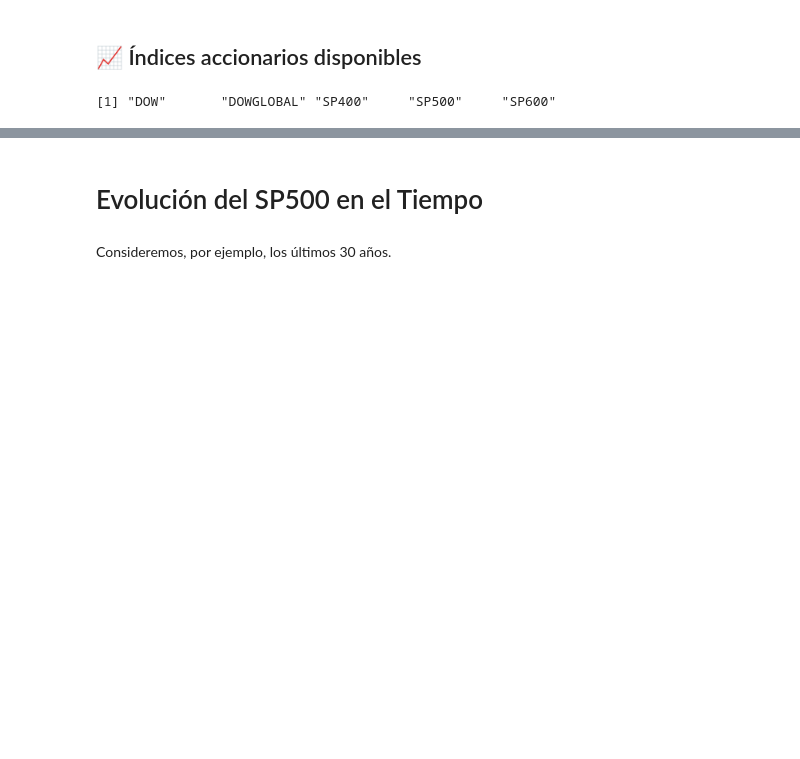
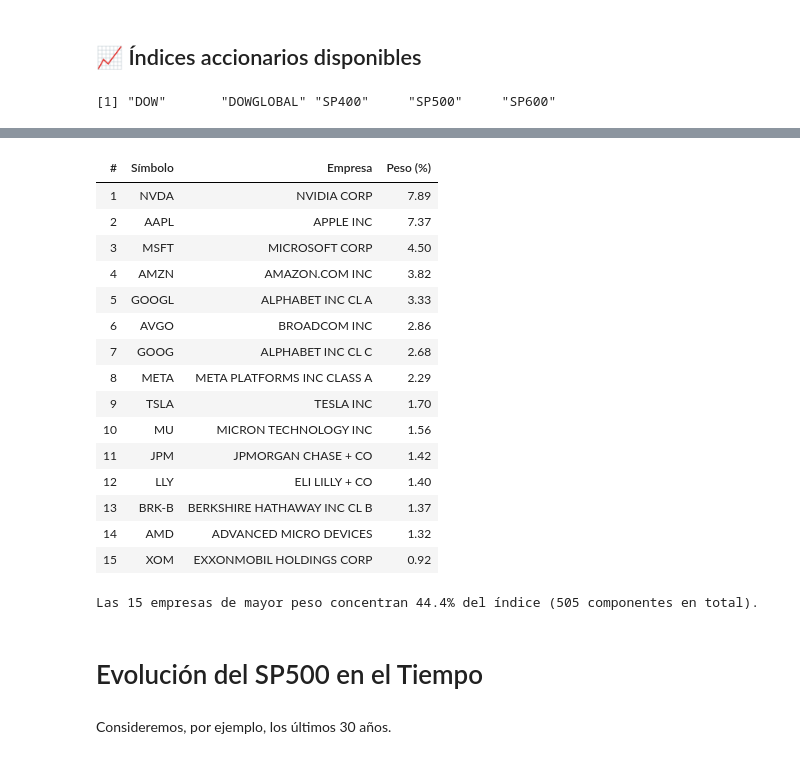
Before and after one commit to fdiaz1968/Finance-MBA, a Jupyter notebook: docs/clases/1_Riesgo_Retorno_R.ipynb, the cells around one changed output, grey strips where cells are left out. Drawn from its saved outputs; the diff is of its cells as text; code cells hidden in the pictures; blank space fills up the shorter version.

```diff
--- a/docs/clases/1_Riesgo_Retorno_R.ipynb
+++ b/docs/clases/1_Riesgo_Retorno_R.ipynb
@@ -275,3 +239,47 @@ A tibble: 505 × 8
+# %%
+sp500 <- suppressMessages(tq_index('SP500'))
+
+top_n <- 15
+
+sp500_top <- sp500 |>
+  arrange(desc(weight)) |>
+  slice_head(n = top_n) |>
+  transmute(
+    `#` = row_number(),
+    Símbolo = symbol,
+    Empresa = company,
+    `Peso (%)` = round(weight * 100, 2)
+  )
+
+suppressPackageStartupMessages(library(knitr))
+suppressPackageStartupMessages(library(IRdisplay))
+
+display_html(as.character(
+  kable(sp500_top, format = "html", align = c("c", "l", "l", "r"))
+))
+
+cat(sprintf(
+  "Las %d empresas de mayor peso concentran %.1f%% del índice (%d componentes en total).",
+  top_n, sum(sp500_top[["Peso (%)"]]), nrow(sp500)
+))
+# %% [output]
+| # | Símbolo | Empresa | Peso (%) |
+| 1 | NVDA | NVIDIA CORP | 7.89 |
+| 2 | AAPL | APPLE INC | 7.37 |
+| 3 | MSFT | MICROSOFT CORP | 4.50 |
+| 4 | AMZN | AMAZON.COM INC | 3.82 |
+| 5 | GOOGL | ALPHABET INC CL A | 3.33 |
+| 6 | AVGO | BROADCOM INC | 2.86 |
+| 7 | GOOG | ALPHABET INC CL C | 2.68 |
+| 8 | META | META PLATFORMS INC CLASS A | 2.29 |
+| 9 | TSLA | TESLA INC | 1.70 |
+| 10 | MU | MICRON TECHNOLOGY INC | 1.56 |
+| 11 | JPM | JPMORGAN CHASE + CO | 1.42 |
+| 12 | LLY | ELI LILLY + CO | 1.40 |
+| 13 | BRK-B | BERKSHIRE HATHAWAY INC CL B | 1.37 |
+| 14 | AMD | ADVANCED MICRO DEVICES | 1.32 |
+| 15 | XOM | EXXONMOBIL HOLDINGS CORP | 0.92 |
+Las 15 empresas de mayor peso concentran 44.4% del índice (505 componentes en total).
 # %% [markdown]
 # Evolución del SP500 en el Tiempo
 # %% [markdown]
```
Also changed, not shown: parts of 4 cells of this notebook.
